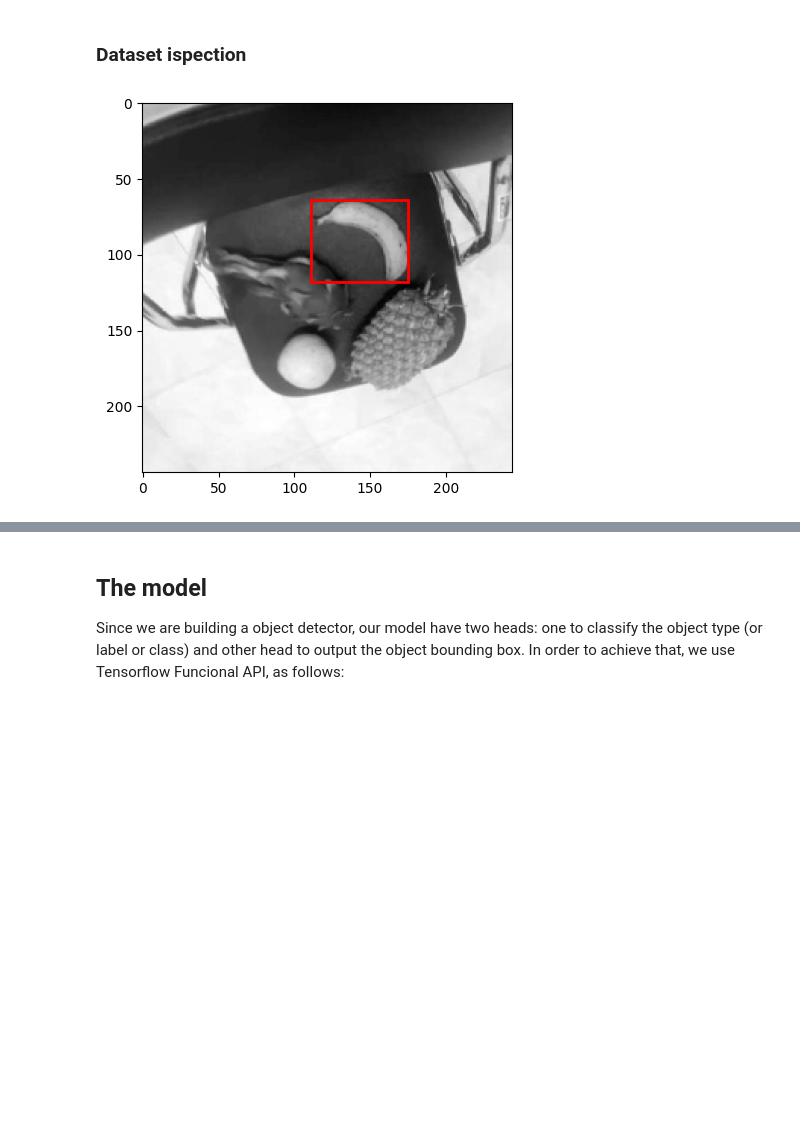
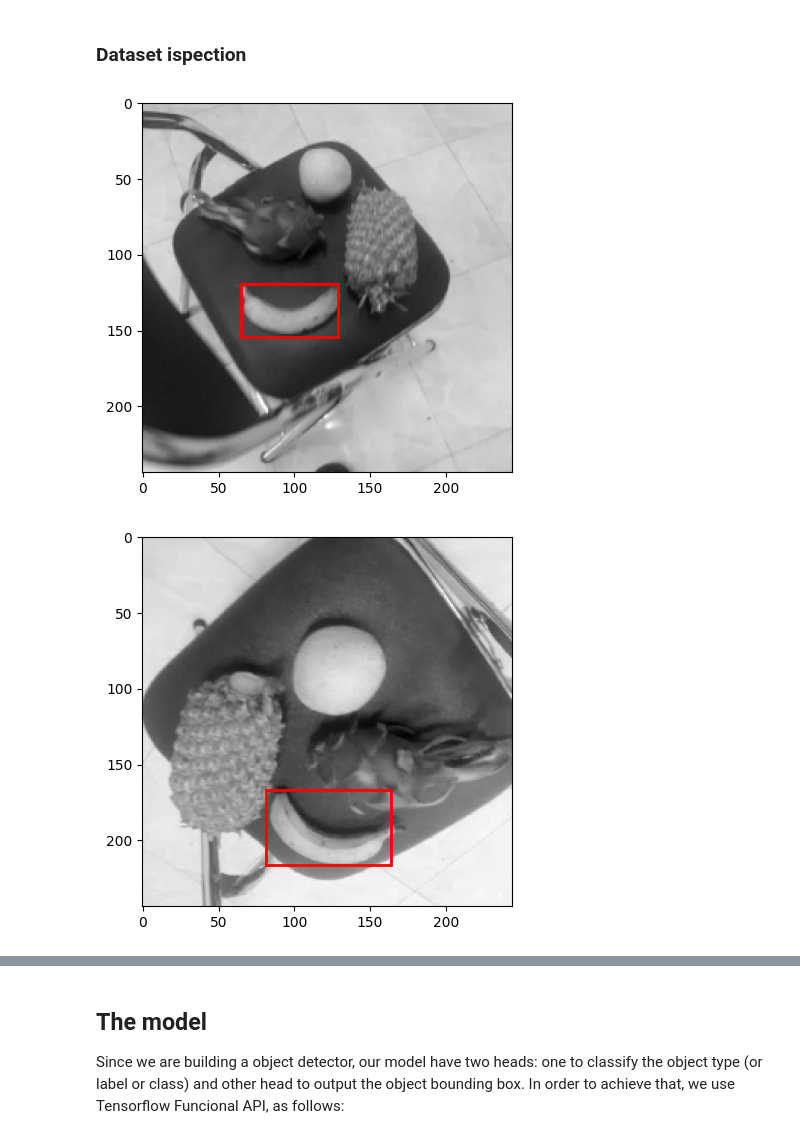
Before and after one commit to miam-bonbon/assignment-computer-vision, a Jupyter notebook: assiga_hopa.ipynb, the cells around one changed output, grey strips where cells are left out. Cells and saved outputs as stored; diff of their text form; code cells hidden in the pictures; blank space fills up the shorter version.

```diff
--- a/assiga_hopa.ipynb
+++ b/assiga_hopa.ipynb
@@ -319,8 +337,8 @@ def data_load(image_files, annotations):
     Y = []
 
     # print(image_files[0])
-    # for image_file in image_files:
-    for image_file in image_files[:10]:
+    for image_file in image_files:
+    # for image_file in image_files[:10]:
         img = cv.imread(os.path.join(image_file), cv.IMREAD_GRAYSCALE)
         boxes = get_boxes_for_image(os.path.basename(image_file), annotations)
         # print(boxes)
@@ -423,8 +444,8 @@ BATCH_SIZE = 32
 
 def tune_training_ds(dataset):
     dataset = dataset.map(format_instance, num_parallel_calls=tf.data.AUTOTUNE)
-    # dataset = dataset.shuffle(1024, reshuffle_each_iteration=True)
-    # dataset = dataset.repeat() # The dataset be repeated indefinitely.
+    dataset = dataset.shuffle(1024, reshuffle_each_iteration=True)
+    dataset = dataset.repeat() # The dataset be repeated indefinitely.
     dataset = dataset.batch(BATCH_SIZE)
     dataset = dataset.prefetch(tf.data.AUTOTUNE)
     return dataset
@@ -447,33 +468,34 @@ import matplotlib.pyplot as plt
 import matplotlib.patches as patches
 
 # Assuming 'train_ds' is your TensorFlow dataset and the first element is available
-for image, (label, box) in train_ds.take(1):
+for image, (label, box) in train_ds.take(3):
     # Convert the image to a NumPy array and remove the batch dimension
     image = image.numpy()[0, :, :, 0]  # Assuming grayscale image and removing channel dim
 
     # print(label, box)
 
     # Accessing the bounding box coordinates and label
     xmin = box[0][0].numpy()
     ymin = box[0][1].numpy()
     xmax = box[0][2].numpy()
     ymax = box[0][3].numpy()
     # print(xmin, ymin, xmax, ymax)
     label = label[0].numpy()
     # print(label)
 
 
     # Create the plot
     fig, ax = plt.subplots(1)
     ax.imshow(image, cmap='gray')  # Display grayscale image
 
     # Create a rectangle patch
     rect = patches.Rectangle((xmin, ymin), (xmax - xmin), (ymax - ymin), linewidth=2, edgecolor='r', facecolor='none')
 
     # Add the patch to the Axes
     ax.add_patch(rect)
 
     # Display the plot
     plt.show()
 # %% [output]
-[figure, old version]
+[figure, new version]
+[figure, added]
```
Also changed, not shown: parts of 21 cells of this notebook.
